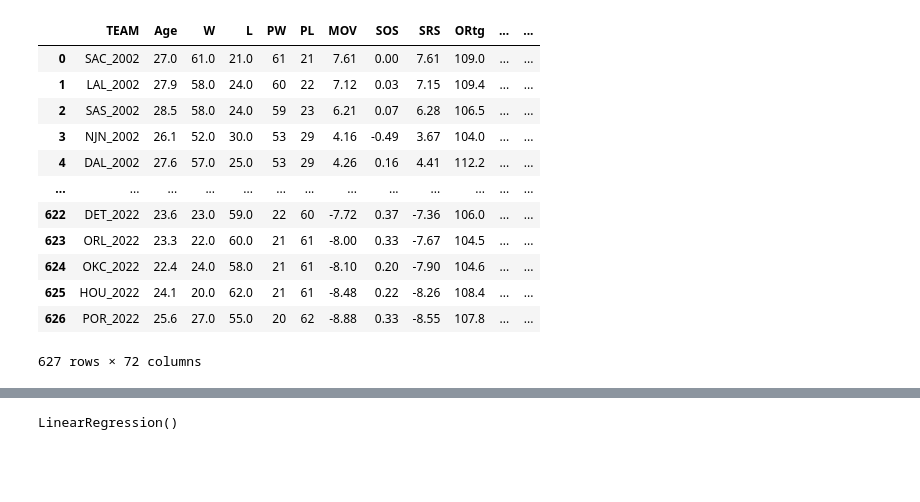
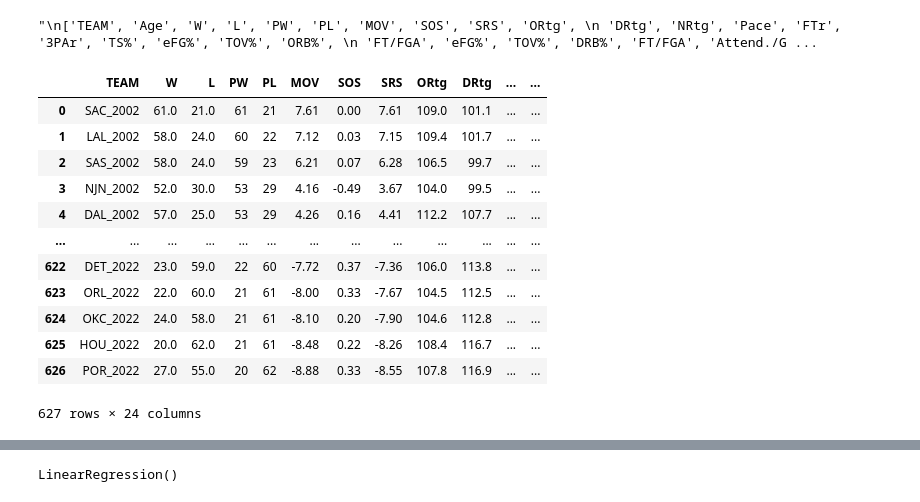
Before and after one commit to JonathanQin/Sports-Betting, a Jupyter notebook: models.ipynb, the cells around one changed output, grey strips where cells are left out. Saved outputs shown, nothing was run; the diff lists cells and outputs as text; code cells hidden in the pictures; blank space fills up the shorter version.

```diff
--- a/models.ipynb
+++ b/models.ipynb
@@ -8,26 +9,46 @@ END_YEAR = 2023
+# %%
+stat_categories = ['TEAM', 'W', 'L', 'PW', 'PL', 'MOV', 'SOS', 'SRS', 'ORtg',
+ 'DRtg', 'NRtg', 'Pace', 'FTr', '3PAr', 'TS%', 'TOV%', 'ORB%',
+ 'FT/FGA', 'eFG%', 'TOV%', 'DRB%', 'FT/FGA', 'Attend./G']
+
+"""
+['TEAM', 'Age', 'W', 'L', 'PW', 'PL', 'MOV', 'SOS', 'SRS', 'ORtg',
+ 'DRtg', 'NRtg', 'Pace', 'FTr', '3PAr', 'TS%', 'eFG%', 'TOV%', 'ORB%',
+ 'FT/FGA', 'eFG%', 'TOV%', 'DRB%', 'FT/FGA', 'Attend./G', 'G', 'MP', 'FG',
+ 'FGA', 'FG%', '3P', '3PA', '3P%', '2P', '2PA', '2P%', 'FT', 'FTA', 'FT%',
+ 'ORB', 'DRB', 'TRB', 'AST', 'STL', 'BLK', 'TOV', 'PF', 'PTS', 'opp_G',
+ 'opp_MP', 'opp_FG', 'opp_FGA', 'opp_FG%', 'opp_3P', 'opp_3PA', 'opp_3P%',
+ 'opp_2P', 'opp_2PA', 'opp_2P%', 'opp_FT', 'opp_FTA', 'opp_FT%', 'opp_ORB',
+ 'opp_DRB', 'opp_TRB', 'opp_AST', 'opp_STL', 'opp_BLK', 'opp_TOV', 'opp_PF', 'opp_PTS', 'PLAYOFF_WINS']
+"""
+# %% [output]
+"\n['TEAM', 'Age', 'W', 'L', 'PW', 'PL', 'MOV', 'SOS', 'SRS', 'ORtg', \n 'DRtg', 'NRtg', 'Pace', 'FTr', '3PAr', 'TS%', 'eFG%', 'TOV%', 'ORB%', \n 'FT/FGA', 'eFG%', 'TOV%', 'DRB%', 'FT/FGA', 'Attend./G ...
 # %%
 team_stats = pd.read_csv(f"{DIR}/data/NBA_team_stats/{START_YEAR}/team_stats.csv", usecols=lambda column: column.startswith('Unnamed') == False)
 playoff_wins = pd.read_csv(f"{DIR}/data/NBA_playoff_wins/{START_YEAR}/playoff_wins.csv", usecols=lambda column: column.startswith('Unnamed') == False)
 for year in range(START_YEAR+1, END_YEAR):
     playoff_wins_curr = pd.read_csv(f"{DIR}/data/NBA_playoff_wins/{year}/playoff_wins.csv", usecols=lambda column: column.startswith('Unnamed') == False)
     playoff_wins = pd.concat([playoff_wins, playoff_wins_curr])
     team_stats_curr = pd.read_csv(f"{DIR}/data/NBA_team_stats/{year}/team_stats.csv", usecols=lambda column: column.startswith('Unnamed') == False)
     team_stats = pd.concat([team_stats, team_stats_curr])
 
 data = pd.merge(team_stats, playoff_wins, how='left').fillna(-1)
-
+# no_playoff_wins_df = data[data['PLAYOFF_WINS'] == -1]
+# data = data.drop(index=no_playoff_wins_df.index)
+# data = pd.merge(team_stats, playoff_wins).fillna(0)
+data = data[stat_categories + ['PLAYOFF_WINS']]
 data
 # %% [output]
-|  | TEAM | Age | W | L | PW | PL | MOV | SOS | SRS | ORtg | ... | ... |
-| 0 | SAC_2002 | 27.0 | 61.0 | 21.0 | 61 | 21 | 7.61 | 0.00 | 7.61 | 109.0 | ... | ... |
-| 1 | LAL_2002 | 27.9 | 58.0 | 24.0 | 60 | 22 | 7.12 | 0.03 | 7.15 | 109.4 | ... | ... |
-| 2 | SAS_2002 | 28.5 | 58.0 | 24.0 | 59 | 23 | 6.21 | 0.07 | 6.28 | 106.5 | ... | ... |
-| 3 | NJN_2002 | 26.1 | 52.0 | 30.0 | 53 | 29 | 4.16 | -0.49 | 3.67 | 104.0 | ... | ... |
-| 4 | DAL_2002 | 27.6 | 57.0 | 25.0 | 53 | 29 | 4.26 | 0.16 | 4.41 | 112.2 | ... | ... |
+|  | TEAM | W | L | PW | PL | MOV | SOS | SRS | ORtg | DRtg | ... | ... |
+| 0 | SAC_2002 | 61.0 | 21.0 | 61 | 21 | 7.61 | 0.00 | 7.61 | 109.0 | 101.1 | ... | ... |
+| 1 | LAL_2002 | 58.0 | 24.0 | 60 | 22 | 7.12 | 0.03 | 7.15 | 109.4 | 101.7 | ... | ... |
+| 2 | SAS_2002 | 58.0 | 24.0 | 59 | 23 | 6.21 | 0.07 | 6.28 | 106.5 | 99.7 | ... | ... |
+| 3 | NJN_2002 | 52.0 | 30.0 | 53 | 29 | 4.16 | -0.49 | 3.67 | 104.0 | 99.5 | ... | ... |
+| 4 | DAL_2002 | 57.0 | 25.0 | 53 | 29 | 4.26 | 0.16 | 4.41 | 112.2 | 107.7 | ... | ... |
 | ... | ... | ... | ... | ... | ... | ... | ... | ... | ... | ... | ... | ... |
-| 622 | DET_2022 | 23.6 | 23.0 | 59.0 | 22 | 60 | -7.72 | 0.37 | -7.36 | 106.0 | ... | ... |
-| 623 | ORL_2022 | 23.3 | 22.0 | 60.0 | 21 | 61 | -8.00 | 0.33 | -7.67 | 104.5 | ... | ... |
-| 624 | OKC_2022 | 22.4 | 24.0 | 58.0 | 21 | 61 | -8.10 | 0.20 | -7.90 | 104.6 | ... | ... |
-| 625 | HOU_2022 | 24.1 | 20.0 | 62.0 | 21 | 61 | -8.48 | 0.22 | -8.26 | 108.4 | ... | ... |
-| 626 | POR_2022 | 25.6 | 27.0 | 55.0 | 20 | 62 | -8.88 | 0.33 | -8.55 | 107.8 | ... | ... |
+| 622 | DET_2022 | 23.0 | 59.0 | 22 | 60 | -7.72 | 0.37 | -7.36 | 106.0 | 113.8 | ... | ... |
+| 623 | ORL_2022 | 22.0 | 60.0 | 21 | 61 | -8.00 | 0.33 | -7.67 | 104.5 | 112.5 | ... | ... |
+| 624 | OKC_2022 | 24.0 | 58.0 | 21 | 61 | -8.10 | 0.20 | -7.90 | 104.6 | 112.8 | ... | ... |
+| 625 | HOU_2022 | 20.0 | 62.0 | 21 | 61 | -8.48 | 0.22 | -8.26 | 108.4 | 116.7 | ... | ... |
+| 626 | POR_2022 | 27.0 | 55.0 | 20 | 62 | -8.88 | 0.33 | -8.55 | 107.8 | 116.9 | ... | ... |
-627 rows × 72 columns
+627 rows × 24 columns
```
Also changed, not shown: parts of 14 cells of this notebook.
